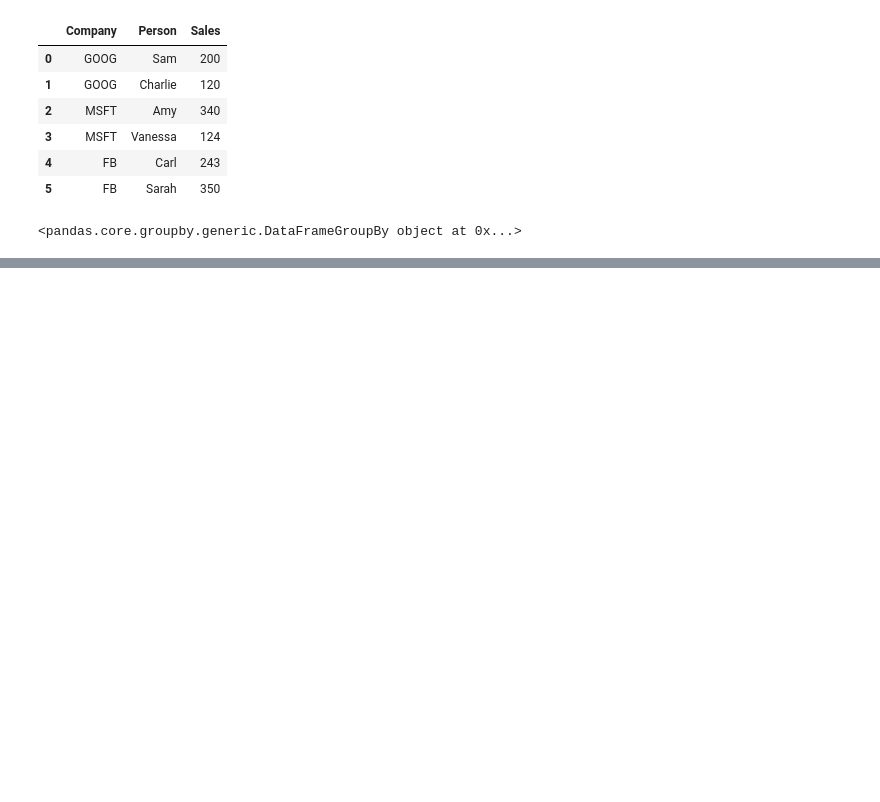
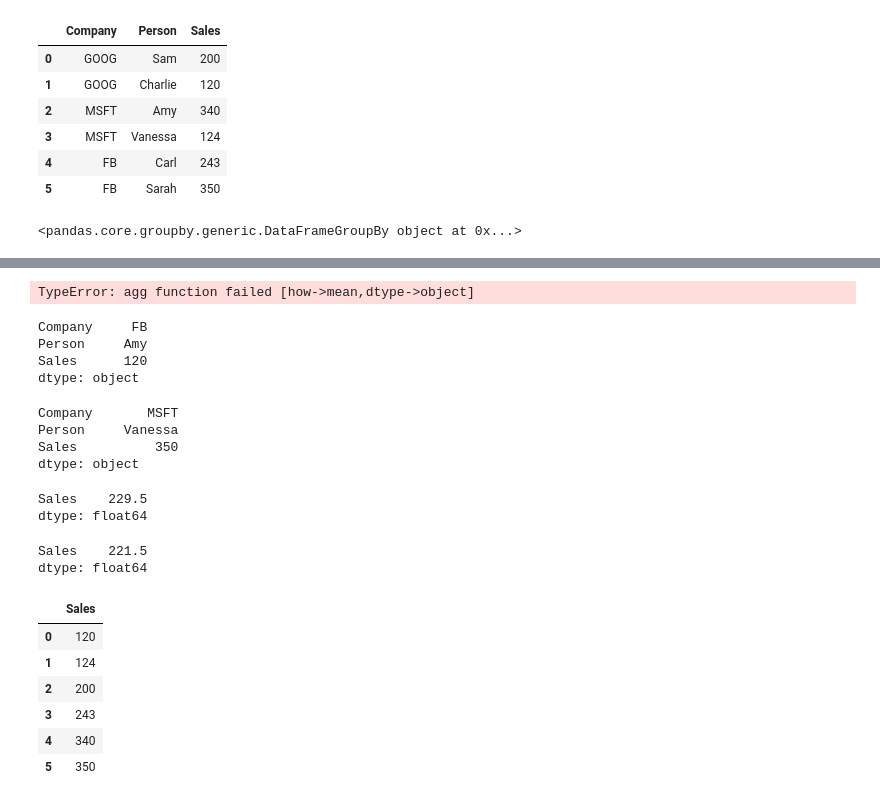
Before and after one commit to DHARUN437/machine_learning, a Jupyter notebook: pandas_praactice.ipynb, the cells around one changed output, grey strips where cells are left out. Cells and saved outputs as stored; diff of their text form; code cells hidden in the pictures; blank space fills up the shorter version.

```diff
--- a/pandas_praactice.ipynb
+++ b/pandas_praactice.ipynb
@@ -222,0 +219,39 @@ TypeError: agg function failed [how->mean,dtype->object]
+# %%
+mean_values = a.mean()
+print(mean_values)
+# %% [output]
+TypeError: agg function failed [how->mean,dtype->object]
+# %%
+df.min()
+# %% [output]
+Company     FB
+Person     Amy
+Sales      120
+dtype: object
+# %%
+df.max()
+# %% [output]
+Company       MSFT
+Person     Vanessa
+Sales          350
+dtype: object
+# %%
+df[['Sales']].mean()
+# %% [output]
+Sales    229.5
+dtype: float64
+# %%
+df[['Sales']].median()
+# %% [output]
+Sales    221.5
+dtype: float64
+# %%
+df[['Sales']].mode()
+# %% [output]
+|  | Sales |
+| 0 | 120 |
+| 1 | 124 |
+| 2 | 200 |
+| 3 | 243 |
+| 4 | 340 |
+| 5 | 350 |
```
Also changed, not shown: parts of 1 cell of this notebook.
